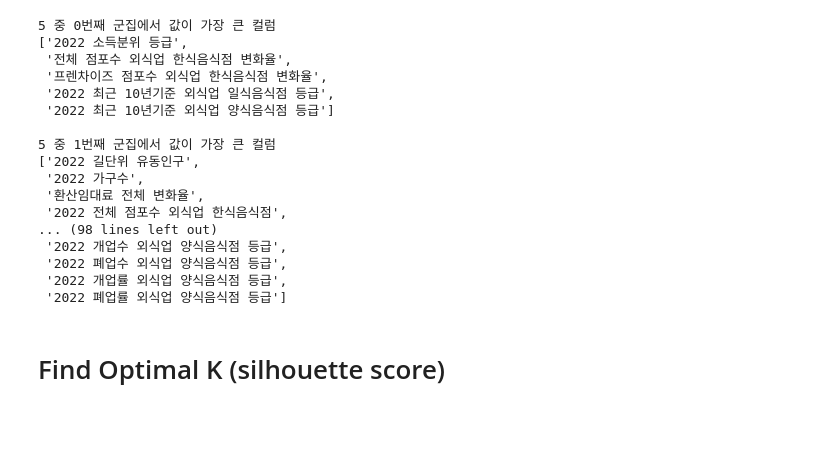
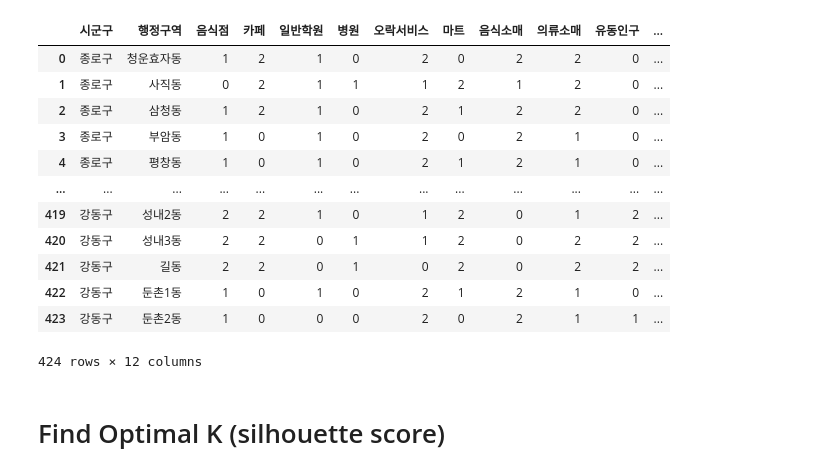
Before and after one commit to AgileSoda/ready_made_address_lottemembers, a Jupyter notebook: clustering.ipynb, the cells around one changed output. Cells and saved outputs as stored; diff of their text form; code cells hidden in the pictures; blank space fills up the shorter version.

```diff
--- a/clustering.ipynb
+++ b/clustering.ipynb
@@ -11,52 +11,3 @@ import seaborn as sns
 df = pd.read_csv('data/preprocessed_commercial_area.csv')
 # %%
 df['2022 소득분위'] = df['2022 소득분위'].apply(lambda x:int(x[0]))
-# %%
-# ['음식점','카페','프랜차이즈','호프']
-category = '음식점'
-k = 5
-
-
-if category == '음식점':
-    df2 = df[[column for column in df.columns if any(category in column for category in ('한식','중식','일식','양식'))]].copy()
-
-common = df[[column for column in df.columns if not any(category in column for category in ('외식업','서비스업','소매업'))]].copy()
-df2 = pd.concat([common,df2],axis=1)
-
-# 결측치
-df2.fillna(0,inplace=True)
-df2 = df2.apply(lambda x:x.replace(float('inf'),0))
-
-# kmeans clustering
-scaler = StandardScaler()
-scaled_df = pd.DataFrame(scaler.fit_transform(df2.iloc[:,2:]))
-kmeans = KMeans(n_clusters=k,n_init=10)
-kmeans.fit(scaled_df)
-df3 = df2.copy()
-df3['label'] = kmeans.labels_
-
-ranked = df3.iloc[:,2:].groupby(['label']).mean().rank().T
-
-for label in range(k):
-    tmp = ranked.loc[:,[label]]
-    print(f'{k} 중 {label}번째 군집에서 값이 가장 큰 컬럼')
-    pprint(tmp[tmp[label]==1].index.tolist())
-    print()
-# %% [output]
-5 중 0번째 군집에서 값이 가장 큰 컬럼
-['2022 소득분위 등급',
- '전체 점포수 외식업 한식음식점 변화율',
- '프렌차이즈 점포수 외식업 한식음식점 변화율',
- '2022 최근 10년기준 외식업 일식음식점 등급',
- '2022 최근 10년기준 외식업 양식음식점 등급']
-
-5 중 1번째 군집에서 값이 가장 큰 컬럼
-['2022 길단위 유동인구',
- '2022 가구수',
- '환산임대료 전체 변화율',
- '2022 전체 점포수 외식업 한식음식점',
-... (98 lines left out)
- '2022 개업수 외식업 양식음식점 등급',
- '2022 폐업수 외식업 양식음식점 등급',
- '2022 개업률 외식업 양식음식점 등급',
- '2022 폐업률 외식업 양식음식점 등급']
@@ -63,3 +66,19 @@ for label in range(k):
+# %%
+merged
+# %% [output]
+|  | 시군구 | 행정구역 | 음식점 | 카페 | 일반학원 | 병원 | 오락서비스 | 마트 | 음식소매 | 의류소매 | 유동인구 | ... |
+| 0 | 종로구 | 청운효자동 | 1 | 2 | 1 | 0 | 2 | 0 | 2 | 2 | 0 | ... |
+| 1 | 종로구 | 사직동 | 0 | 2 | 1 | 1 | 1 | 2 | 1 | 2 | 0 | ... |
+| 2 | 종로구 | 삼청동 | 1 | 2 | 1 | 0 | 2 | 1 | 2 | 2 | 0 | ... |
+| 3 | 종로구 | 부암동 | 1 | 0 | 1 | 0 | 2 | 0 | 2 | 1 | 0 | ... |
+| 4 | 종로구 | 평창동 | 1 | 0 | 1 | 0 | 2 | 1 | 2 | 1 | 0 | ... |
+| ... | ... | ... | ... | ... | ... | ... | ... | ... | ... | ... | ... | ... |
+| 419 | 강동구 | 성내2동 | 2 | 2 | 1 | 0 | 1 | 2 | 0 | 1 | 2 | ... |
+| 420 | 강동구 | 성내3동 | 2 | 2 | 0 | 1 | 1 | 2 | 0 | 2 | 2 | ... |
+| 421 | 강동구 | 길동 | 2 | 2 | 0 | 1 | 0 | 2 | 0 | 2 | 2 | ... |
+| 422 | 강동구 | 둔촌1동 | 1 | 0 | 1 | 0 | 2 | 1 | 2 | 1 | 0 | ... |
+| 423 | 강동구 | 둔촌2동 | 1 | 0 | 0 | 0 | 2 | 0 | 2 | 1 | 1 | ... |
+424 rows × 12 columns
 # %% [markdown]
 # Find Optimal K (silhouette score)
 # %%
```
Also changed, not shown: parts of 6 cells of this notebook, 1 other file.
